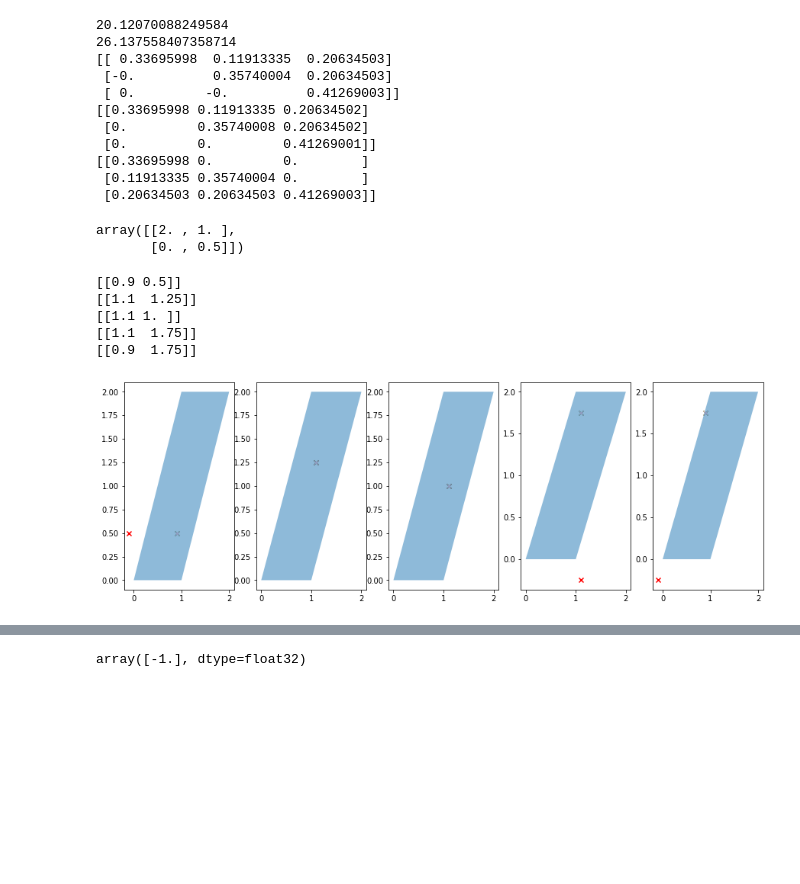
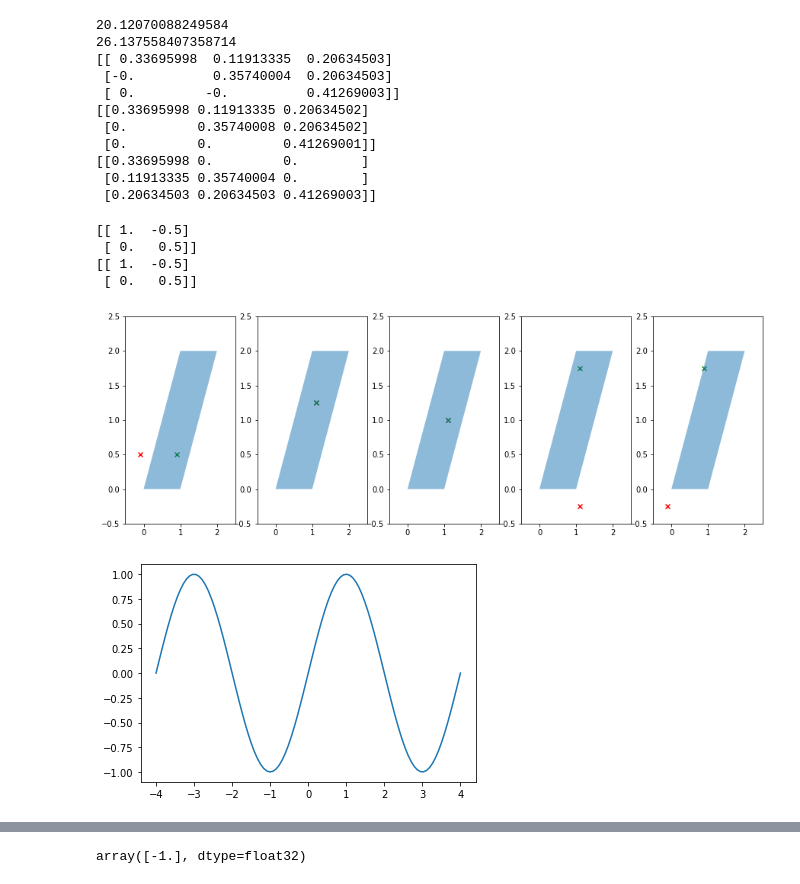
Before and after one commit to xmax1/nn_ansatz, a Jupyter notebook: src/scripts/debugging/cell/primitive_cell.ipynb, the cells around one changed output, grey strips where cells are left out. Cells and saved outputs as stored; diff of their text form; code cells hidden in the pictures; blank space fills up the shorter version.

```diff
--- a/src/scripts/debugging/cell/primitive_cell.ipynb
+++ b/src/scripts/debugging/cell/primitive_cell.ipynb
@@ -126,11 +126,22 @@ print(np.linalg.inv(real_basis))
 [[0.33695998 0.         0.        ]
  [0.11913335 0.35740004 0.        ]
  [0.20634503 0.20634503 0.41269003]]
-# %%
-np.linalg.inv(np.array([[0.5, -1], [0., 2.]]))
-# %% [output]
-array([[2. , 1. ],
-       [0. , 0.5]])
+# %%
+# show that A^{-1}^T = (A^T)^{-1}
+
+np.linalg.inv(np.array([[0.5, -1], [0., 2.]]))
+
+b = np.array([[1.0, 0.0],
+              [1.,  2.]])
+btin = np.linalg.inv(b.T)
+print(btin)
+bint = (np.linalg.inv(b).T)
+print(bint)
+# %% [output]
+[[ 1.  -0.5]
+ [ 0.   0.5]]
+[[ 1.  -0.5]
+ [ 0.   0.5]]
 # %%
 
 
@@ -148,50 +159,66 @@ polygon = np.array([[0.0, 0.0],
                     [1., 2.]])
 
 basis = np.array([[1.0, 0.0],
-                  [1.,  2.]]).T
+                  [1.,  2.]])
 
 spanning_vector = np.sum(basis, axis=0, keepdims=True)
 
 inv_basis = np.linalg.inv(basis)
 
 poly = Polygon(polygon, alpha=0.5)
 fig, axs = plt.subplots(1, n_points, figsize=(15, 5))
 
-ax.set_xlim(-0.5, 2.5)
-ax.set_ylim(-0.5, 1.5)
+
 
 def pbc(point):
     y = point.dot(inv_basis)
+    y = np.fmod(y, 1.)
+    y[y < 0] += 1.
+    y = y.dot(basis)
+    return y
+
+def pbc_original(point):
+    b = basis.T
+    inv_basis = np.linalg.inv(b)
     y = inv_basis.dot(point.T)
     y = np.fmod(y, 1.)
     y[y < 0] += 1.
-    y = basis.dot(y)
-    return y.T
+    y = b.dot(y).T
+    return y
+
 
 def pbcb(point):
     b = basis.T   # basis along the row vectors
     inv_basis = np.linalg.inv(b)
     y = point.dot(inv_basis)
     y = np.fmod(y, 1.)
     y[y < 0] += 1.
     y = y.dot(b)
     return y
 
 for p, ax in zip(points, axs):
+    ax.set_xlim(-0.5, 2.5)
+    ax.set_ylim(-0.5, 2.5)
     ax.scatter(p[0, 0], p[0, 1], marker='x', color='red')
     y = pbc(p)
     ax.scatter(y[0, 0], y[0, 1], marker='x', color='green')
-    y = pbcb(p)
-    print(y)
-    ax.scatter(y[0, 0], y[0, 1], marker='x', color='pink')
+    # y = pbcb(p)
+    # print(y)
+    # ax.scatter(y[0, 0], y[0, 1], marker='x', color='pink')
     poly = Polygon(polygon, alpha=0.5)
     ax.add_patch(poly)
 
 plt.show()
 # %% [output]
-[[0.9 0.5]]
-[[1.1  1.25]]
-[[1.1 1. ]]
-[[1.1  1.75]]
-[[0.9  1.75]]
-[figure, old version]
+[figure, new version]
+# %%
+# sin periodicity
+
+fig, ax = plt.subplots()
+L = 4
+x = np.linspace(-L, L, 100)
+y = np.sin((2*np.pi/L)*x)
+ax.plot(x, y)
+plt.show()
+# %% [output]
+[figure, added]
```
Also changed, not shown: parts of 2 cells of this notebook, 11 other files.
